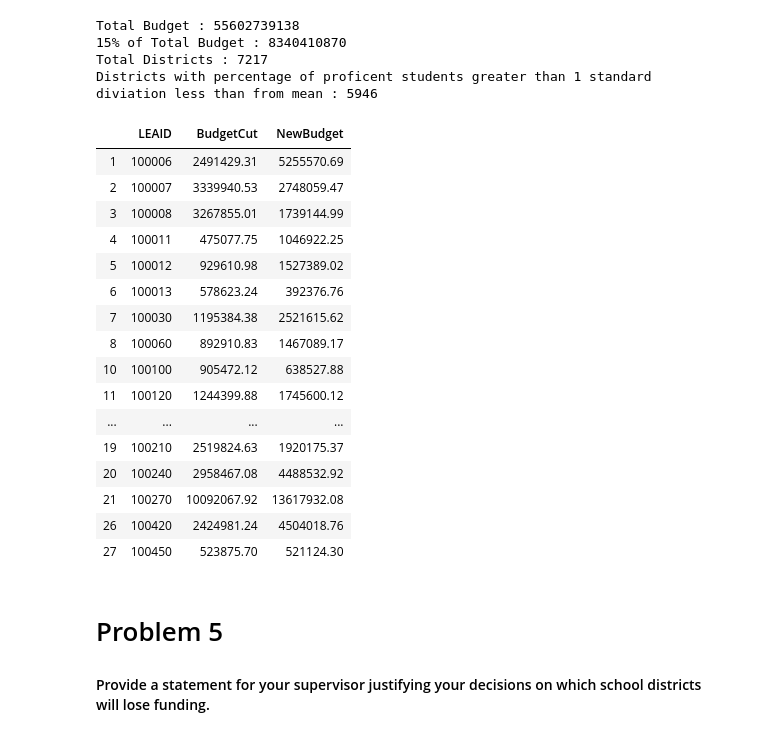
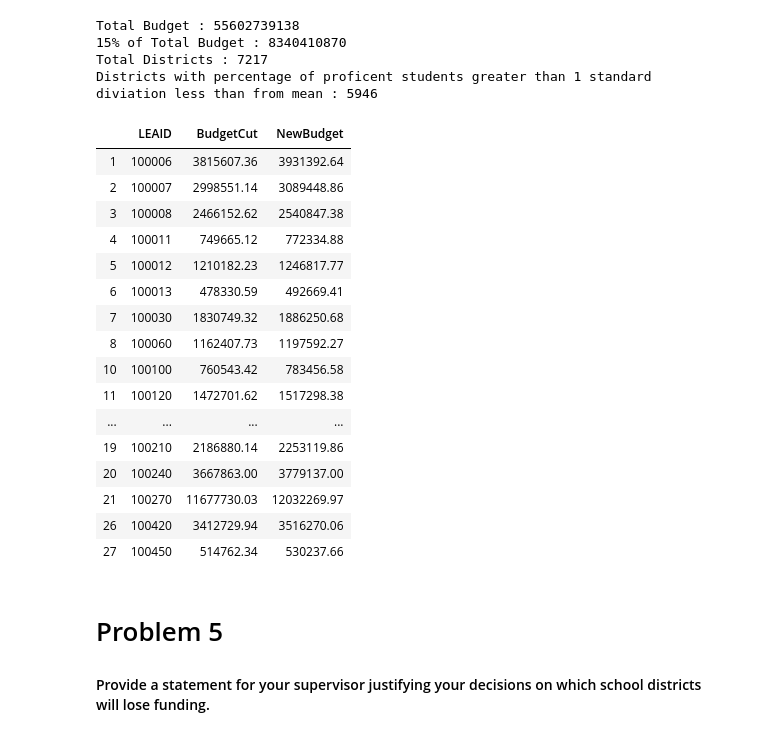
Before and after one commit to sarthakkothari/DS5500, a Jupyter notebook: HW3/HW3.ipynb, the cells around one changed output. Cells and saved outputs as stored; diff of their text form; code cells hidden in the pictures.

```diff
--- a/HW3/HW3.ipynb
+++ b/HW3/HW3.ipynb
@@ -162,30 +162,30 @@ Total Budget : 55602739138
 Total Districts : 7217
 Districts with percentage of proficent students greater than 1 standard diviation less than from mean : 5946
 # %%
-top['Rate'] = top['TFEDREV'] * top['ParsedScores']
+top['Rate'] = (top['TFEDREV'] * 0.25) + (top['ParsedScores'] * 0.75)
 total = np.sum(top['Rate'])
 top['Normalized'] = top['Rate'] / total
 top['BudgetCut'] = round(top['Normalized'] * cut, 2)
 top['NewBudget'] = top['TFEDREV'] - top['BudgetCut']
 top[['LEAID', 'BudgetCut', 'NewBudget']].head(20)
 # %% [output]
 |  | LEAID | BudgetCut | NewBudget |
-| 1 | 100006 | 2491429.31 | 5255570.69 |
-| 2 | 100007 | 3339940.53 | 2748059.47 |
-| 3 | 100008 | 3267855.01 | 1739144.99 |
-| 4 | 100011 | 475077.75 | 1046922.25 |
-| 5 | 100012 | 929610.98 | 1527389.02 |
-| 6 | 100013 | 578623.24 | 392376.76 |
-| 7 | 100030 | 1195384.38 | 2521615.62 |
-| 8 | 100060 | 892910.83 | 1467089.17 |
-| 10 | 100100 | 905472.12 | 638527.88 |
-| 11 | 100120 | 1244399.88 | 1745600.12 |
+| 1 | 100006 | 3815607.36 | 3931392.64 |
+| 2 | 100007 | 2998551.14 | 3089448.86 |
+| 3 | 100008 | 2466152.62 | 2540847.38 |
+| 4 | 100011 | 749665.12 | 772334.88 |
+| 5 | 100012 | 1210182.23 | 1246817.77 |
+| 6 | 100013 | 478330.59 | 492669.41 |
+| 7 | 100030 | 1830749.32 | 1886250.68 |
+| 8 | 100060 | 1162407.73 | 1197592.27 |
+| 10 | 100100 | 760543.42 | 783456.58 |
+| 11 | 100120 | 1472701.62 | 1517298.38 |
 | ... | ... | ... | ... |
-| 19 | 100210 | 2519824.63 | 1920175.37 |
-| 20 | 100240 | 2958467.08 | 4488532.92 |
-| 21 | 100270 | 10092067.92 | 13617932.08 |
-| 26 | 100420 | 2424981.24 | 4504018.76 |
-| 27 | 100450 | 523875.70 | 521124.30 |
+| 19 | 100210 | 2186880.14 | 2253119.86 |
+| 20 | 100240 | 3667863.00 | 3779137.00 |
+| 21 | 100270 | 11677730.03 | 12032269.97 |
+| 26 | 100420 | 3412729.94 | 3516270.06 |
+| 27 | 100450 | 514762.34 | 530237.66 |
 # %% [markdown]
 # Problem 5
 #### Provide a statement for your supervisor justifying your decisions on which school districts will lose funding.
```
Also changed, not shown: 2 other files.
